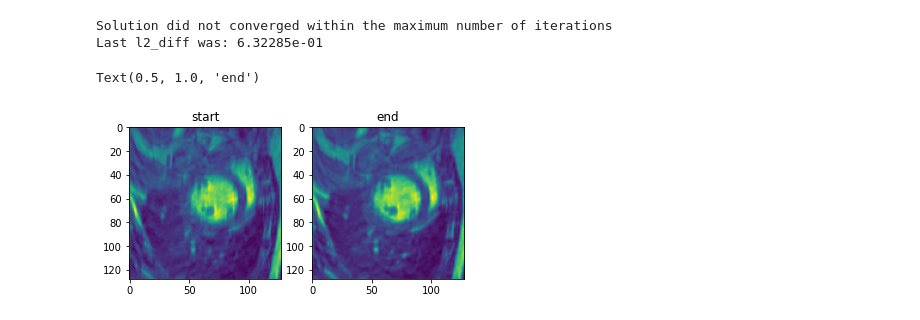
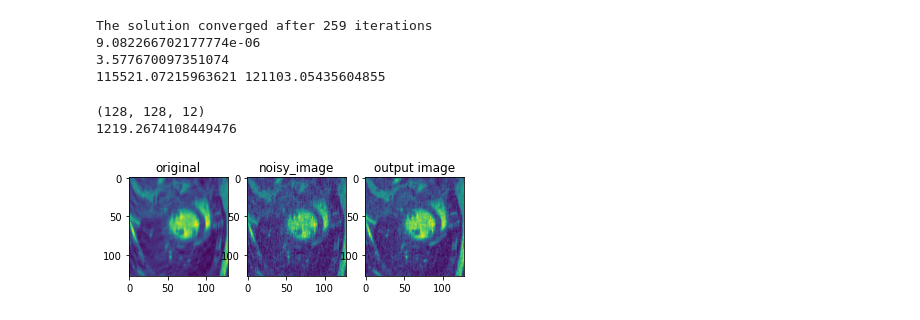
Before and after one commit to MATHplus-Young-Academy/P1-Temp-Reg, a Jupyter notebook: modelbased-approach/admm.ipynb, the cells around one changed output. Saved outputs shown, nothing was run; the diff lists cells and outputs as text; code cells hidden in the pictures.

Commit message:
admm applied to image denoising

```diff
--- a/modelbased-approach/admm.ipynb
+++ b/modelbased-approach/admm.ipynb
@@ -46,4 +46,10 @@ class LHS():
         first_part = self.A.forward(self.A.backward(u))
         second_part = self.beta_t*self.Dt.forward(self.Dt.backward(u))
         third_part = self.beta_x * self.Dx.forward(self.Dx.backward(u))
-        return (first_part + second_part + third_part+0.02*u).flatten()
+        return (first_part + second_part + third_part).flatten() #+0.02*u
+
+def Right_hand_side(y,mu_x, mu_t, z_x, z_t, beta_x,beta_t, A,Dx,Dt):
+    return (A.backward(y) - Dx.backward(mu_x)- Dt.backward(mu_t)
+            + beta_t*Dt.backward(z_t) + beta_x*Dx.backward(z_x))
+def compute_init_u(y,A):
+    return A.backward(y)
@@ -113,14 +114,7 @@ def conjgrad(A, b, x):
     return x
 # %%
 from tqdm import tqdm
-#from norms import l2_diff
-#from iter_module import p_exact_2d, rhs_2d
 u_k = compute_init_u(y,A)
-#n_x, n_y, n_t = u_k.shape
-#d_x = lx/(n_x-1)
-#d_y = ly/(n_y-1)
-#d_t = lt/(n_t-1)
-
 Dx = aux.Dx()
 Dt = aux.Dt()
 zt_k = Dt.forward(u_k)
@@ -149,7 +143,7 @@ def conj_g(u_k,zt_k,zx_k,beta_t,beta_x,mut_k,mux_k, y,A,Dx,Dt):
     r = np.zeros(b.shape, dtype=np.complex_)#, dtype=np.complex_)
     Ad = np.zeros(b.shape, dtype=np.complex_)#, dtype=np.complex_)
 
-    tolerance = 1e-10
+    tolerance = 1e-5 #1e-20
     max_it = 500
 
 
@@ -200,39 +194,45 @@ def conj_g(u_k,zt_k,zx_k,beta_t,beta_x,mut_k,mux_k, y,A,Dx,Dt):
 
     else:
         print(f'\nThe solution converged after {it} iterations')
-
+    print(diff)
     # When the progress bar will not be used
     # further, it has to be closed
     del(pbar)
     return p.reshape(u_k.shape)
-p = conj_g(u_k,zt_k,zx_k,beta_t,beta_x,mut_k,mux_k, y,A,Dx,Dt)
-#p_imag = conj_g(u_k.imag)
-#p=p_real+ p_imag*1j
-# %% [output]
-Solution did not converged within the maximum number of iterations
-Last l2_diff was: 6.32285e-01
 # %%
 beta_1 = 0.1
 beta_2 = 0.1
 
 import time
 tstart = time.time()
+p = conj_g(u,zt_k,zx_k,beta_t,beta_x,mut_k,mux_k, y,A,Dx,Dt)
 #result = solve_u_step(u_k,zt_k,zx_k,beta_1,beta_2,mut_k,mux_k, y,A,Dx,Dt)
 result=p
-#print(time.time()-tstart)
+print(time.time()-tstart)
+print(norm_cv(A.forward(p)-y_true), norm_cv(A.forward(p)-y))
+# %% [output]
+The solution converged after 259 iterations
+9.082266702177774e-06
+3.577670097351074
+115521.07215963621 121103.05435604855
 # %%
+print(p.shape)
 resimg = np.reshape(result, (128,128,12))
 import matplotlib.pyplot as plt
 
 plotframe = 6
-f,ax = plt.subplots(1,2)
-ax[0].imshow(np.abs(np.squeeze(u_k[:,:,plotframe])))
-ax[0].set_title('start')
-ax[1].imshow(np.abs(np.squeeze(resimg[:,:,plotframe])))
-ax[1].set_title('end')
+f,ax = plt.subplots(1,3)
+ax[0].imshow(np.abs(np.squeeze(A.backward(y_true)[:,:,plotframe])))
+ax[0].set_title('original')
+ax[1].imshow(np.abs(np.squeeze(A.backward(y)[:,:,plotframe])))
+ax[1].set_title('noisy_image')
+ax[2].imshow(np.abs(np.squeeze(result[:,:,plotframe])))
+ax[2].set_title('output image')
+print(norm_cv(np.real(y_true))/norm_cv(np.random.normal(0,.1, y_true.shape)))
 # %% [output]
-Text(0.5, 1.0, 'end')
+(128, 128, 12)
+1219.2674108449476
-[figure, old version]
+[figure, new version]
 # %%
 from tqdm import tqdm
 def alternative_lagrange_multiplier(max_iter):
```
Also changed, not shown: parts of 15 cells of this notebook.
